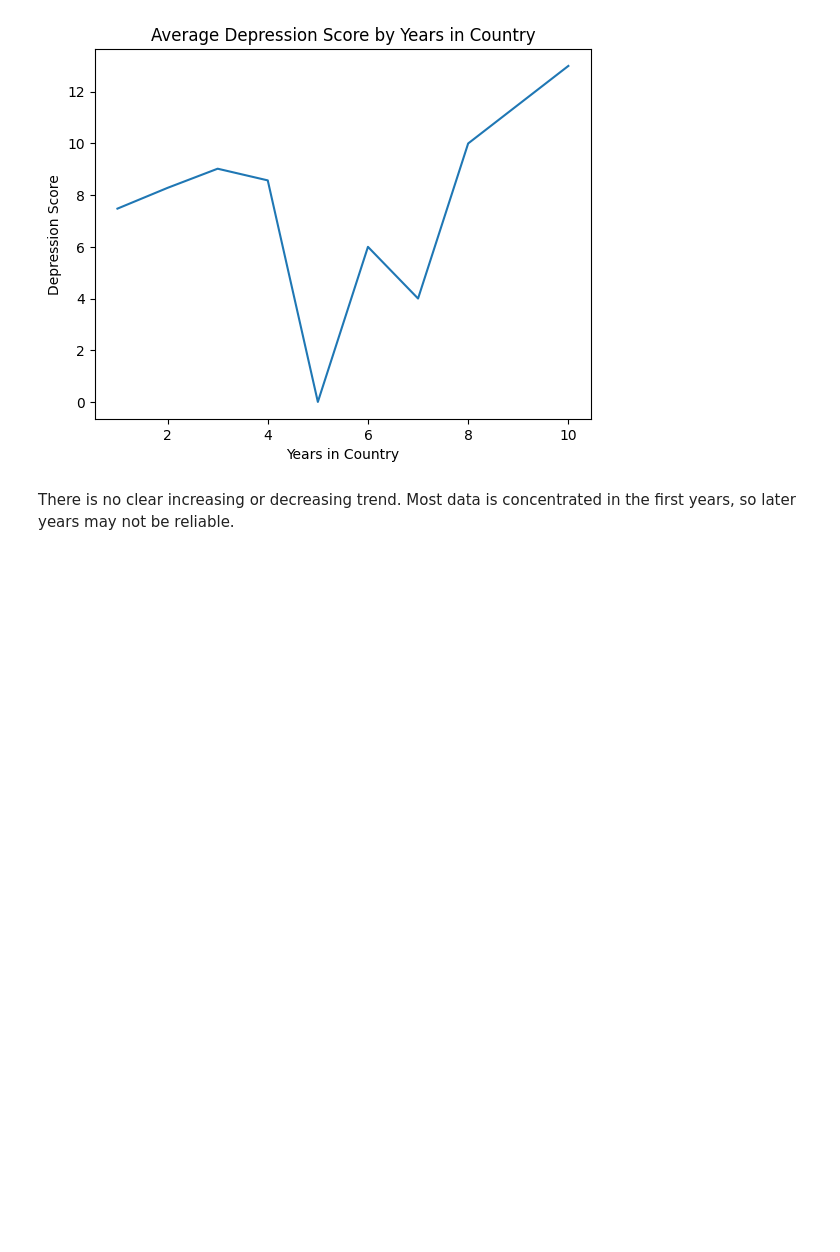
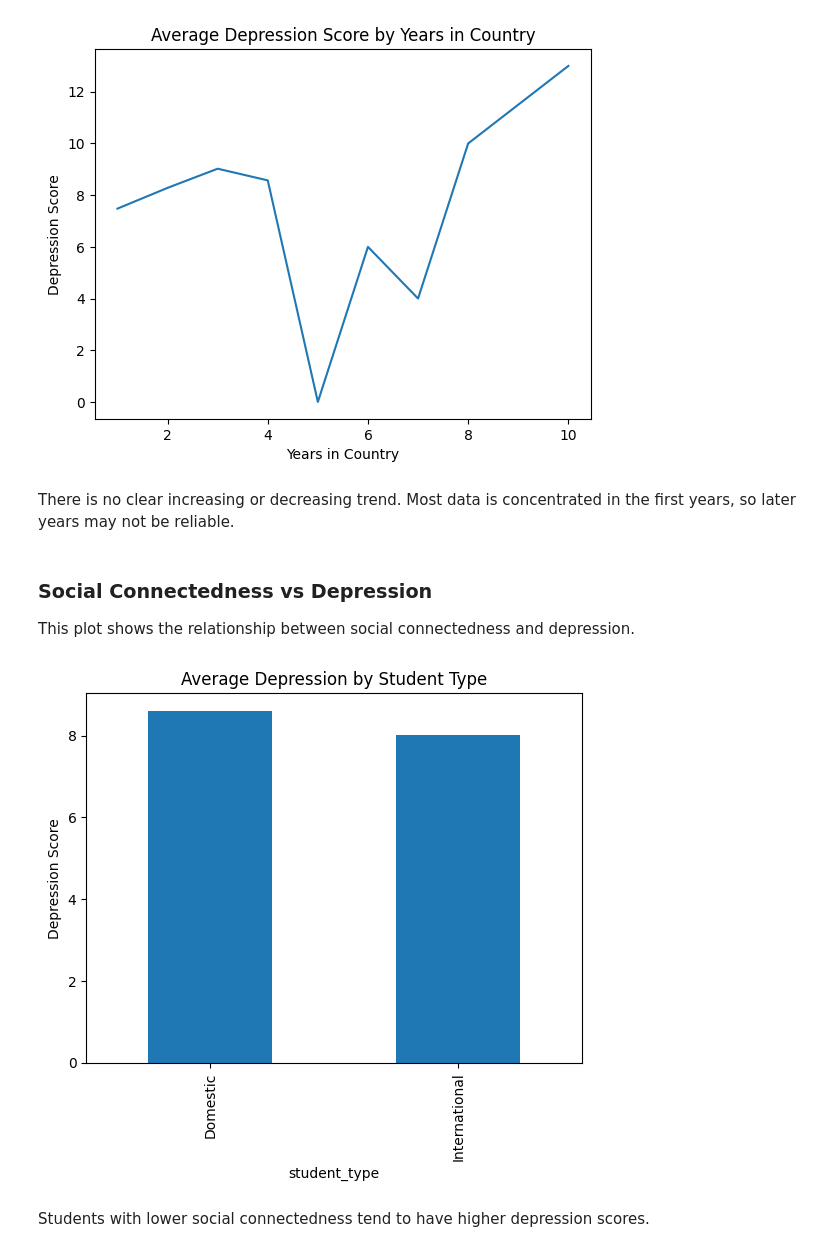
Before and after one commit to Eynarr/student-mental-health-analysis, a Jupyter notebook: notebook/analysis.ipynb, the cells around one changed output. Cells and saved outputs as stored; diff of their text form; code cells hidden in the pictures; blank space fills up the shorter version.

```diff
--- a/notebook/analysis.ipynb
+++ b/notebook/analysis.ipynb
@@ -38,3 +39,17 @@ plt.show()
 # %% [markdown]
 There is no clear increasing or decreasing trend.
 Most data is concentrated in the first years, so later years may not be reliable.
+# %% [markdown]
+### Social Connectedness vs Depression
+This plot shows the relationship between social connectedness and depression.
+# %%
+group_avg = df.groupby("student_type")["depression_score"].mean()
+
+group_avg.plot(kind="bar")
+plt.title("Average Depression by Student Type")
+plt.ylabel("Depression Score")
+plt.show()
+# %% [output]
+[figure, added]
+# %% [markdown]
+Students with lower social connectedness tend to have higher depression scores.
```
Also changed, not shown: parts of 1 cell of this notebook.
